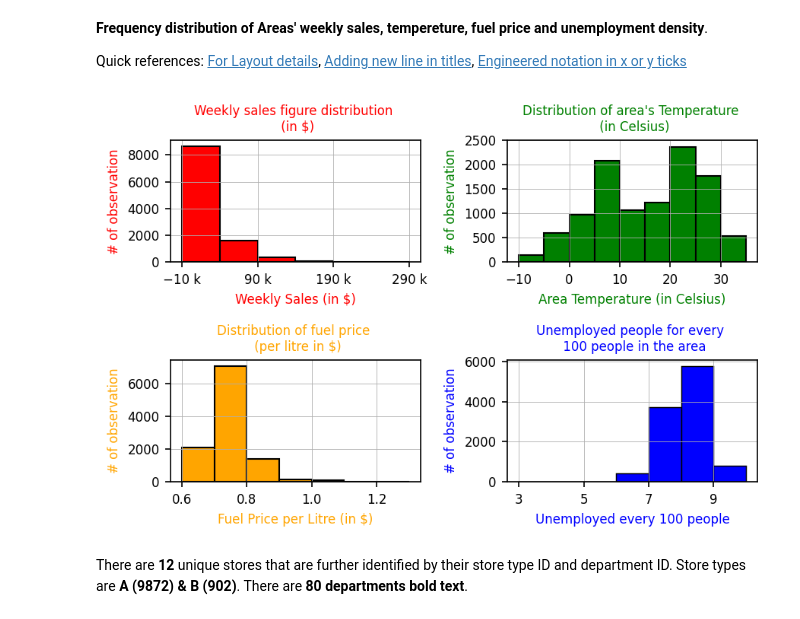
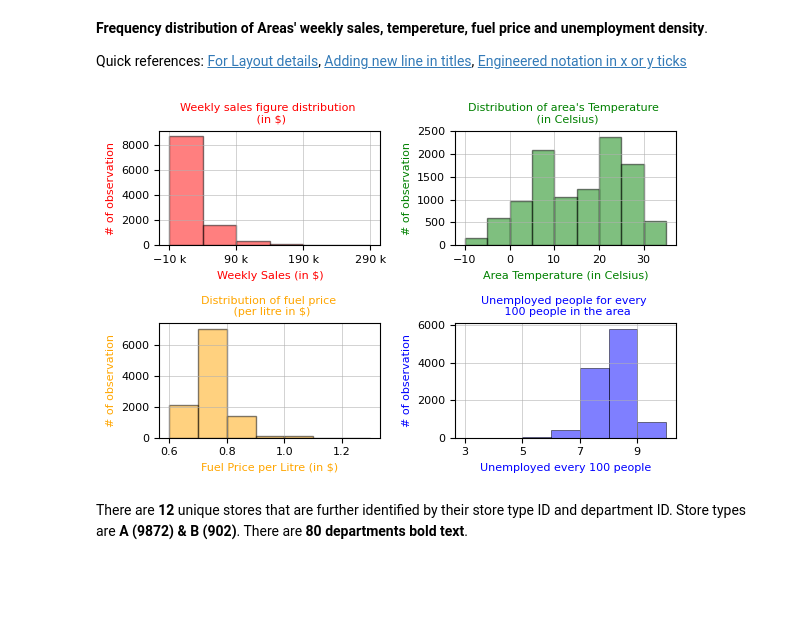
Before and after one commit to Rohanpk23/Python_EDA, a Jupyter notebook: EDA_on_sales_data.ipynb, the cells around one changed output. Drawn from its saved outputs; the diff is of its cells as text; code cells hidden in the pictures; blank space fills up the shorter version.

```diff
--- a/EDA_on_sales_data.ipynb
+++ b/EDA_on_sales_data.ipynb
@@ -63,10 +63,10 @@ Quick references: [For Layout details](https://matplotlib.org/tutorials/intermed
 [Engineered notation in x or y ticks](https://matplotlib.org/3.1.1/gallery/text_labels_and_annotations/engineering_formatter.html)
 # %%
 # fig object stores the layout and ax object has the figure details.
-fig, ax = plt.subplots(2,2, dpi = 150)
+fig, ax = plt.subplots(2,2, dpi = 100)
 
 # Weekly sales histogram
-ax[0,0].hist(sl.weekly_sales, color = "r", edgecolor = 'k', lw = 1, bins = range(-10000, 300000, 50000))
+ax[0,0].hist(sl.weekly_sales, color = "r", edgecolor = 'k', lw = 1, bins = range(-10000, 300000, 50000), alpha = 0.5)
 ax[0,0].set_xlabel("Weekly Sales (in $)", color = "r",fontsize = 8)
 ax[0,0].set_ylabel("# of observation", color = "r",fontsize = 8)
 ax[0,0].set_title("Weekly sales figure distribution \n (in $)", color = "r", fontsize = 8)
@@ -79,43 +79,43 @@ ax[0,0].xaxis.set_major_formatter(f)
 ax[0,0].grid(lw=0.4)
 
 # Temperature histogram
-ax[0,1].hist(sl.temperature_c, color = "g", edgecolor = 'k', lw = 1, bins = range(-10,40,5))
+ax[0,1].hist(sl.temperature_c, color = "g", edgecolor = 'k', lw = 1, bins = range(-10,40,5), alpha = 0.5)
 ax[0,1].set_xlabel("Area Temperature (in Celsius)", color = "g", fontsize = 8)
 ax[0,1].set_ylabel("# of observation", color = "g",fontsize = 8)
 ax[0,1].set_title("Distribution of area's Temperature \n (in Celsius)", color = "g", fontsize = 8)
 
 ax[0,1].set_yticks(range(0,3000,500))
 ax[0,1].set_xticks(range(-10,40,10))
 ax[0,1].tick_params(labelsize = 8)
 ax[0,1].grid(lw=0.4)
 
 # Fuel Price histogram
-ax[1,0].hist(sl.fuel_price_usd_per_l, color = "orange", edgecolor = 'k', lw = 1, bins = np.arange(0.6,1.4,0.1))
+ax[1,0].hist(sl.fuel_price_usd_per_l, color = "orange", edgecolor = 'k', lw = 1, bins = np.arange(0.6,1.4,0.1), alpha = 0.5)
 ax[1,0].set_xlabel("Fuel Price per Litre (in $)", color = "orange", fontsize = 8)
 ax[1,0].set_ylabel("# of observation", color = "orange",fontsize = 8)
 ax[1,0].set_title("Distribution of fuel price \n (per litre in $)", color = "orange", fontsize = 8)
 
 ax[1,0].set_yticks(range(0,8000,2000))
 ax[1,0].set_xticks(np.arange(0.6,1.4,0.2))
 ax[1,0].tick_params(labelsize = 8)
 ax[1,0].grid(lw=0.4)
 
 # Unemployment histogram
-ax[1,1].hist(sl.unemployment, color = "blue", edgecolor = 'k', lw = 0.7, bins = np.arange(3,11,1))
+ax[1,1].hist(sl.unemployment, color = "blue", edgecolor = 'k', lw = 0.7, bins = np.arange(3,11,1), alpha = 0.5)
 ax[1,1].set_xlabel("Unemployed every 100 people", color = "blue", fontsize = 8)
 ax[1,1].set_ylabel("# of observation", color = "blue",fontsize = 8)
 ax[1,1].set_title("Unemployed people for every \n 100 people in the area", color = "blue", fontsize = 8)
 
 ax[1,1].set_yticks(range(0,8000,2000))
 ax[1,1].set_xticks(np.arange(3,11,2))
 ax[1,1].tick_params(labelsize = 8)
 ax[1,1].grid(lw=0.4)
 
 # Takes care of spacing
 fig.tight_layout()
 plt.show()
 # %% [output]
-[figure, old version]
+[figure, new version]
 # %% [markdown]
 There are **12** unique stores that are further identified by their store type ID and department ID. Store types are **A (9872) & B (902)**. There are **80 departments** **bold text**.
 # %%
```
